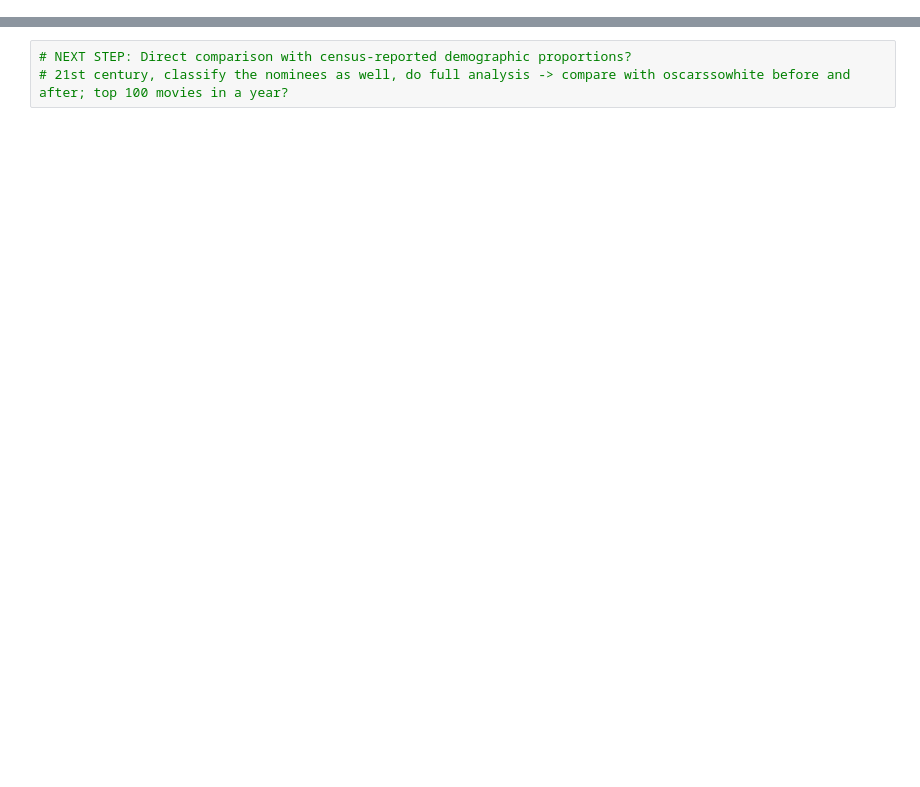
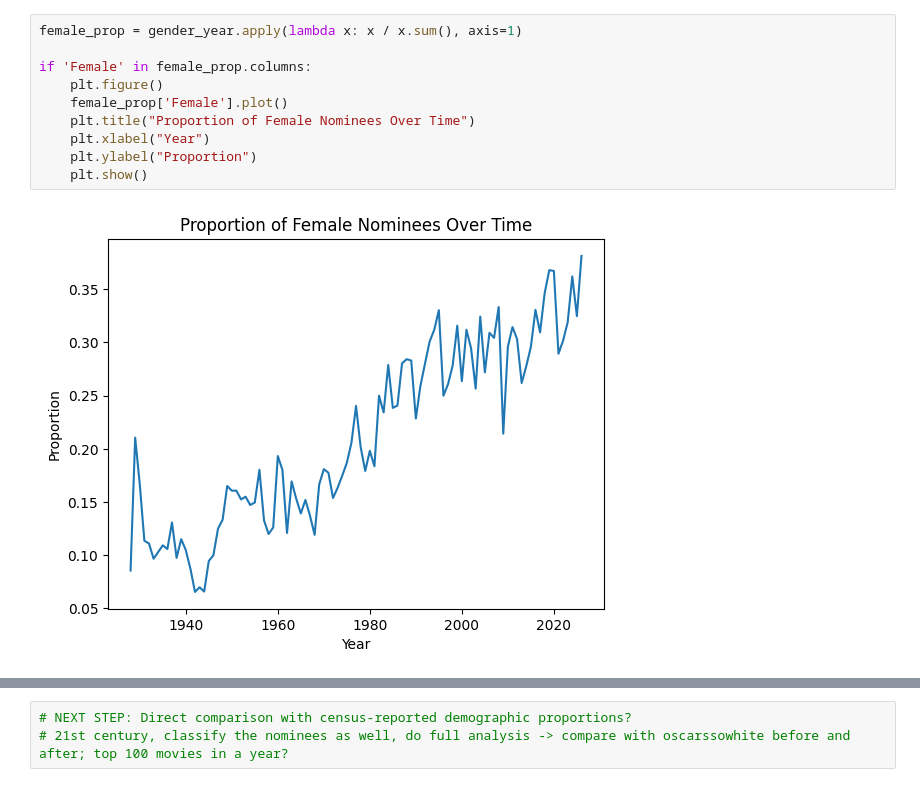
Before and after one commit to nmaharaj28/comm3180_S26_Data_Project, a Jupyter notebook: data_analysis/oscar_data_analysis.ipynb, the cells around one changed output, grey strips where cells are left out. Drawn from its saved outputs; the diff is of its cells as text; blank space fills up the shorter version.

```diff
--- a/data_analysis/oscar_data_analysis.ipynb
+++ b/data_analysis/oscar_data_analysis.ipynb
@@ -70,0 +38,12 @@ for category in categories:
+# %%
+female_prop = gender_year.apply(lambda x: x / x.sum(), axis=1)
+
+if 'Female' in female_prop.columns:
+    plt.figure()
+    female_prop['Female'].plot()
+    plt.title("Proportion of Female Nominees Over Time")
+    plt.xlabel("Year")
+    plt.ylabel("Proportion")
+    plt.show()
+# %% [output]
+[figure, added]
```
Also changed, not shown: parts of 13 cells of this notebook, 4 other files.
